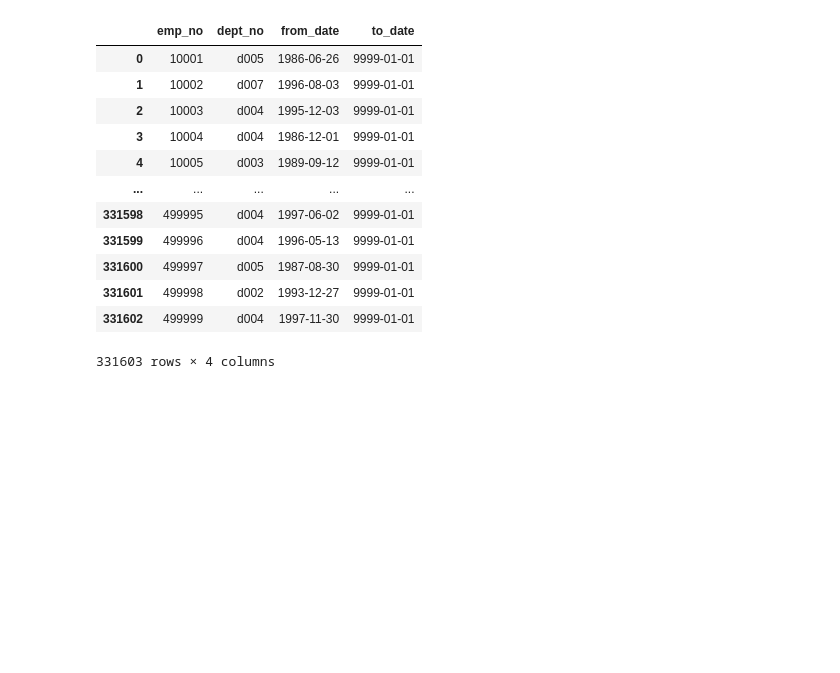
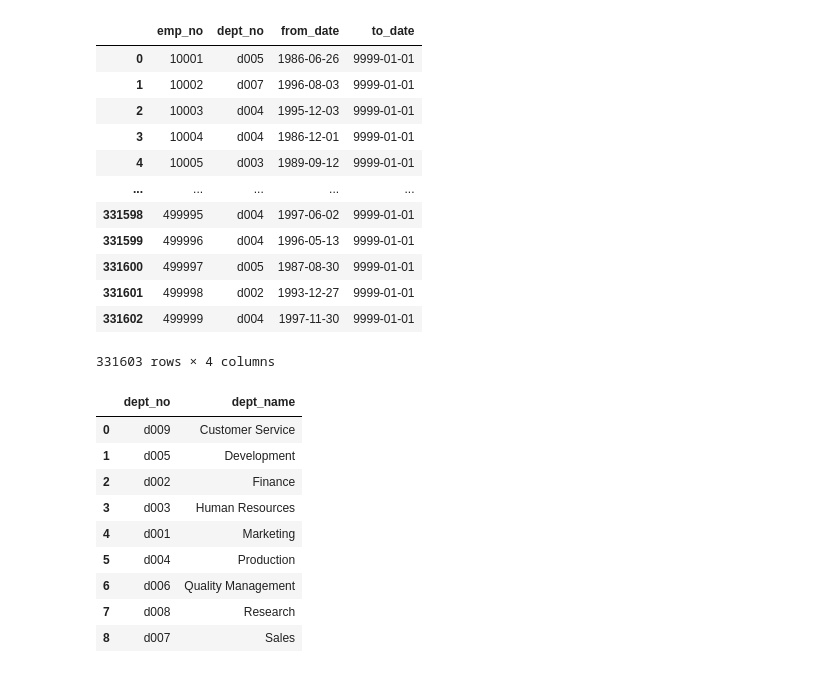
Before and after one commit to sophia-stewart/numpy-pandas-visualization-exercises, a Jupyter notebook: advanced_dataframes.ipynb, the cells around one changed output. Cells and saved outputs as stored; diff of their text form; code cells hidden in the pictures; blank space fills up the shorter version.

```diff
--- a/advanced_dataframes.ipynb
+++ b/advanced_dataframes.ipynb
@@ -609,6 +598,21 @@ dept_emp_df
 | 331601 | 499998 | d002 | 1993-12-27 | 9999-01-01 |
 | 331602 | 499999 | d004 | 1997-11-30 | 9999-01-01 |
 331603 rows × 4 columns
+# %%
+sql = 'SELECT * FROM departments'
+departments_df = pd.read_sql(sql,get_db_url("employees"))
+departments_df
+# %% [output]
+|  | dept_no | dept_name |
+| 0 | d009 | Customer Service |
+| 1 | d005 | Development |
+| 2 | d002 | Finance |
+| 3 | d003 | Human Resources |
+| 4 | d001 | Marketing |
+| 5 | d004 | Production |
+| 6 | d006 | Quality Management |
+| 7 | d008 | Research |
+| 8 | d007 | Sales |
 # %%
 emp_title_dept = emp_titles_df.merge(dept_emp_df, left_on='emp_no', right_on='emp_no')
 emp_title_dept = emp_title_dept.drop(columns={'birth_date','gender'}).rename(columns={'from_date_x':'title_from', 'to_date_x':'title_until', 'from_date_y':'in_dept_from', 'to_date_y':'in_dept_until'})
```
Also changed, not shown: parts of 11 cells of this notebook.
